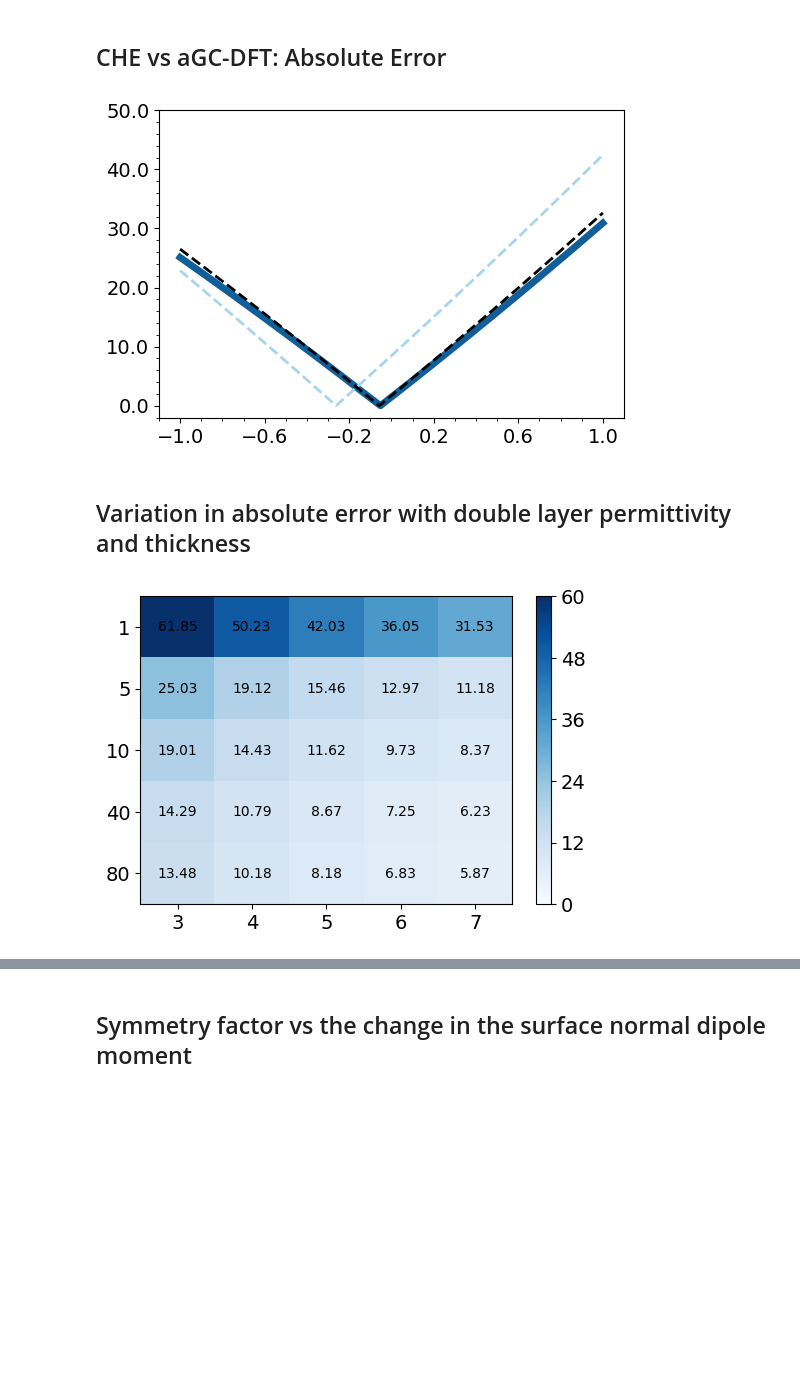
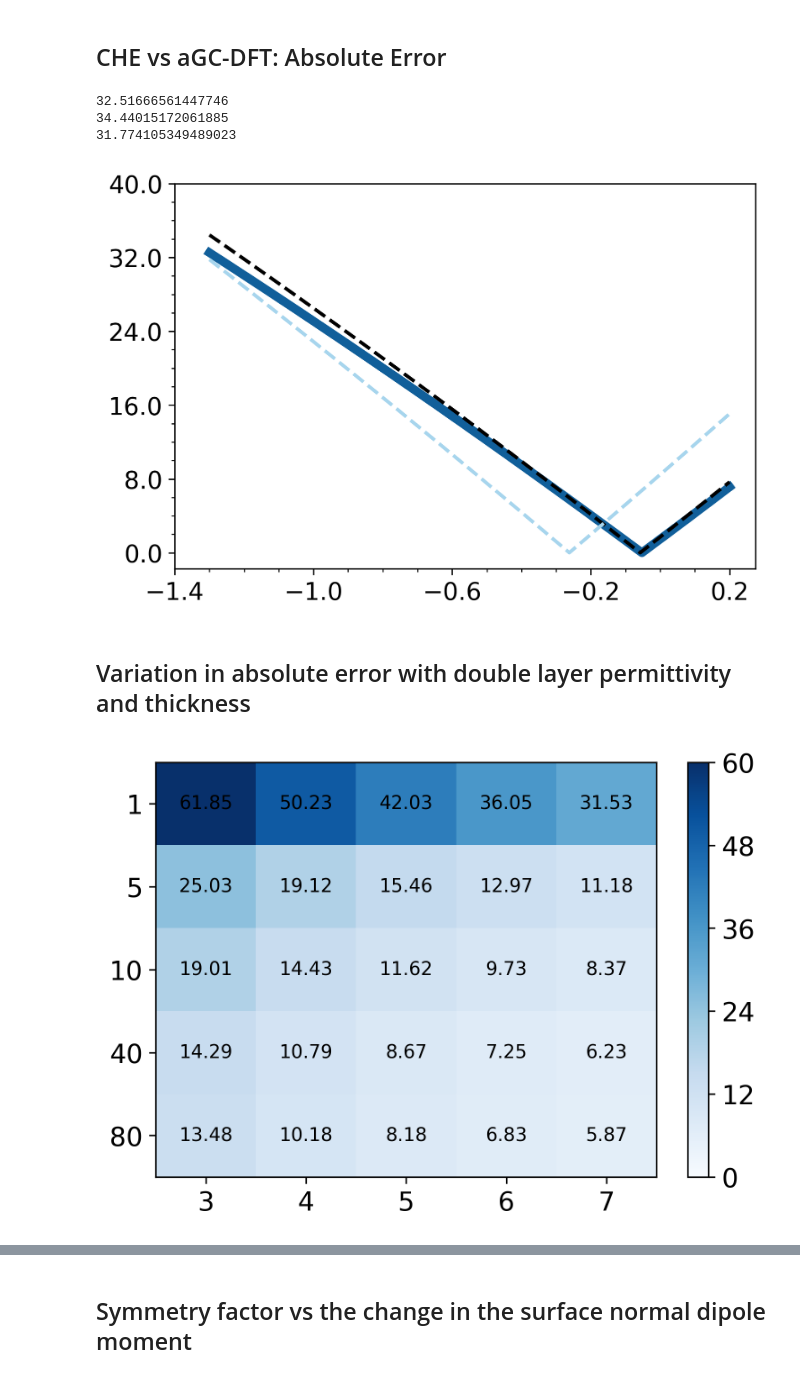
Before and after one commit to DeanMSweeney/nitrate-GC, a Jupyter notebook: gc-dft_analysis/GC-DFT_analysis.ipynb, the cells around one changed output, grey strips where cells are left out. Cells and saved outputs as stored; diff of their text form; code cells hidden in the pictures; blank space fills up the shorter version.

```diff
--- a/gc-dft_analysis/GC-DFT_analysis.ipynb
+++ b/gc-dft_analysis/GC-DFT_analysis.ipynb
@@ -446,40 +446,48 @@ plt.savefig('figures/dos_plots_saa.svg', format='svg', dpi=300, bbox_inches='tig
 ## CHE vs aGC-DFT: Absolute Error
 # %%
 # compute grand free energies from analytical method
-potential = np.linspace(-1, 1, 100000) # define a new potential range for smooth plot
+potential = np.linspace(-1.3, 0.2, 100000) # define a new potential range for smooth plot
 U = potential
 
 # calculing no3 adsorption energy with the CHE model
 no3_adsorption_che = null(no3_mu, no3_alpha, no3_E, potential) - (null(bare_mu, bare_alpha, bare_E, potential) + hno3 - 1/2*h2) - U
 
 # compute adsorption energy for d = 3 and epsilion = 78.4 (normal) with aGC-DFT
 gc_energy_bare = aGC_DFT(bare_mu, bare_alpha, bare_E, potential, 3, 78.4)
 gc_energy_no3 = aGC_DFT(no3_mu, no3_alpha, no3_E, potential, 3, 78.4)
 no3_adsorption = gc_energy_no3 - (gc_energy_bare + hno3 - 0.5 * h2) - U
 
 # compute errors
 ni1cu_111_error = np.abs(no3_adsorption.T[:, 1] - no3_adsorption_che.T[:, 1]) * 96.48
-cu_error = np.abs(no3_adsorption.T[:, 4] - no3_adsorption_che.T[:, 4]) * 96.48
+cu_111_error = np.abs(no3_adsorption.T[:, 4] - no3_adsorption_che.T[:, 4]) * 96.48
 ni1cu_100_error = np.abs(no3_adsorption.T[:, 10] - no3_adsorption_che.T[:, 10]) * 96.48
 
+print(max(ni1cu_111_error))
+print(max(cu_111_error))
+print(max(ni1cu_100_error))
+
 ## plot results ##
-plt.figure(figsize=(6, 4))
+plt.figure(figsize=(6, 4), dpi=300)
 plt.plot(potential, ni1cu_111_error, color="#115f9a", linewidth=5)
-plt.plot(potential, cu_error, linestyle ="--", color="black", linewidth=2)
+plt.plot(potential, cu_111_error, linestyle ="--", color="black", linewidth=2)
 plt.plot(potential, ni1cu_100_error, linestyle ="--", color="#a7d5ed", linewidth=2)
 
 # formtat plot
-plt.xticks(np.arange(-1, 1.4, 0.4), fontsize=14)
-plt.yticks(np.linspace(0.0, 50, 6), fontsize=14)
+#plt.xticks(np.arange(-1, 1.4, 0.4), fontsize=14)
+plt.xticks(np.arange(-1.4, 0.6, 0.4), fontsize=14)
+plt.yticks(np.linspace(0.0, 40, 6), fontsize=14)
 plt.gca().yaxis.set_major_formatter(FormatStrFormatter('%.1f'))
 plt.minorticks_on()
 plt.tick_params(axis='y', which='minor', length=2)  # Y-axis minor ticks
 plt.tick_params(axis='x', which='minor', length=2)
 
 # save plot
 plt.savefig('figures/Eads-no3_error_che_v_aGC.svg', format='svg', bbox_inches='tight')
 # %% [output]
+32.51666561447746
+34.44015172061885
+31.774105349489023
-[figure, old version]
+[figure, new version]
 # %% [markdown]
 ## Variation in absolute error with double layer permittivity and thickness
 # %%
@@ -507,7 +515,7 @@ for i, e in enumerate(epsi):
         error_matrix[i, j] = error  # Store error in matrix
 
 ### plot the results ###
-plt.figure(figsize=(6, 4))
+plt.figure(figsize=(6, 4), dpi=300)
 
 # Create the heatmap using imshow
 cax = plt.imshow(error_matrix, cmap='Blues', interpolation='nearest', aspect='auto', vmin=0, vmax=60)
@@ -534,5 +542,5 @@ plt.savefig('figures/Eads-no3_error_che_v_aGC_heatmap.svg', format='svg', bbox_i
 potential = np.arange(-1.0, 1.1, 0.1) # V vs SHE
 U = potential
 # %% [output]
-[figure, old version]
+[figure, new version]
 # %% [markdown]
```
Also changed, not shown: parts of 15 cells of this notebook, 15 other files.
